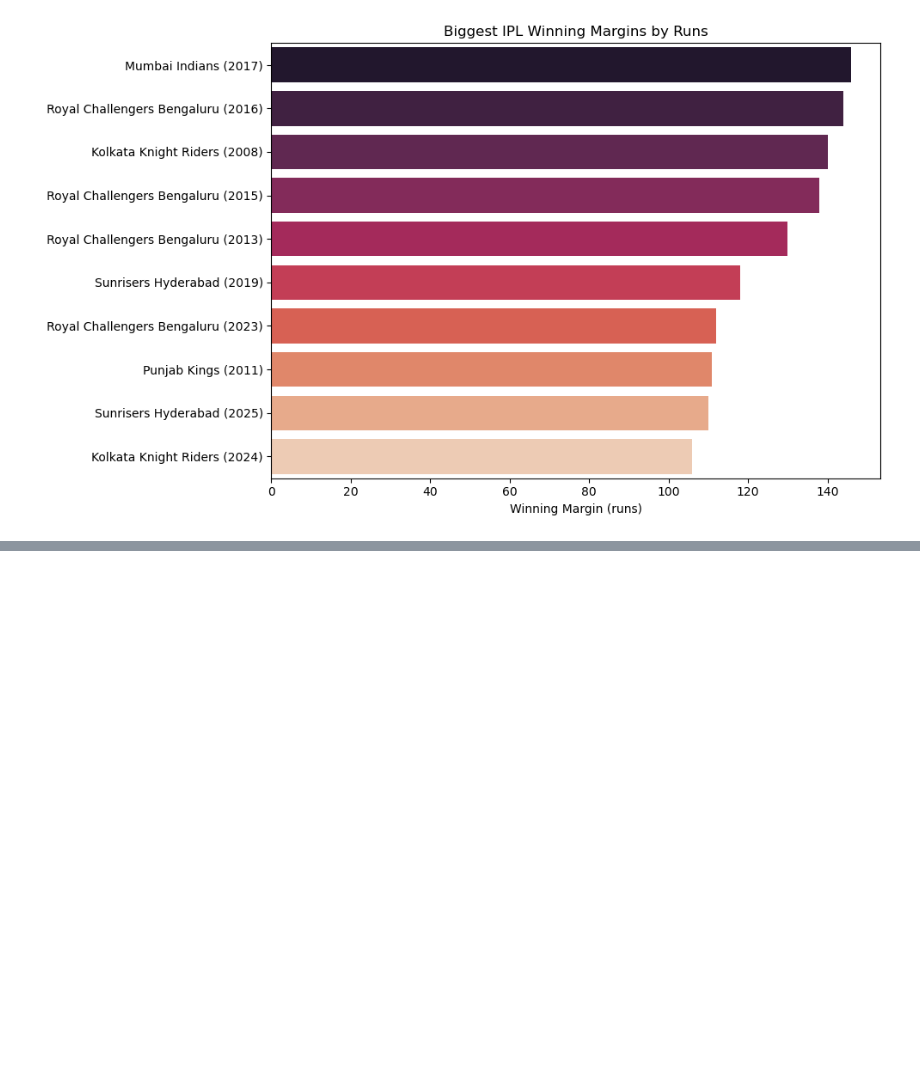
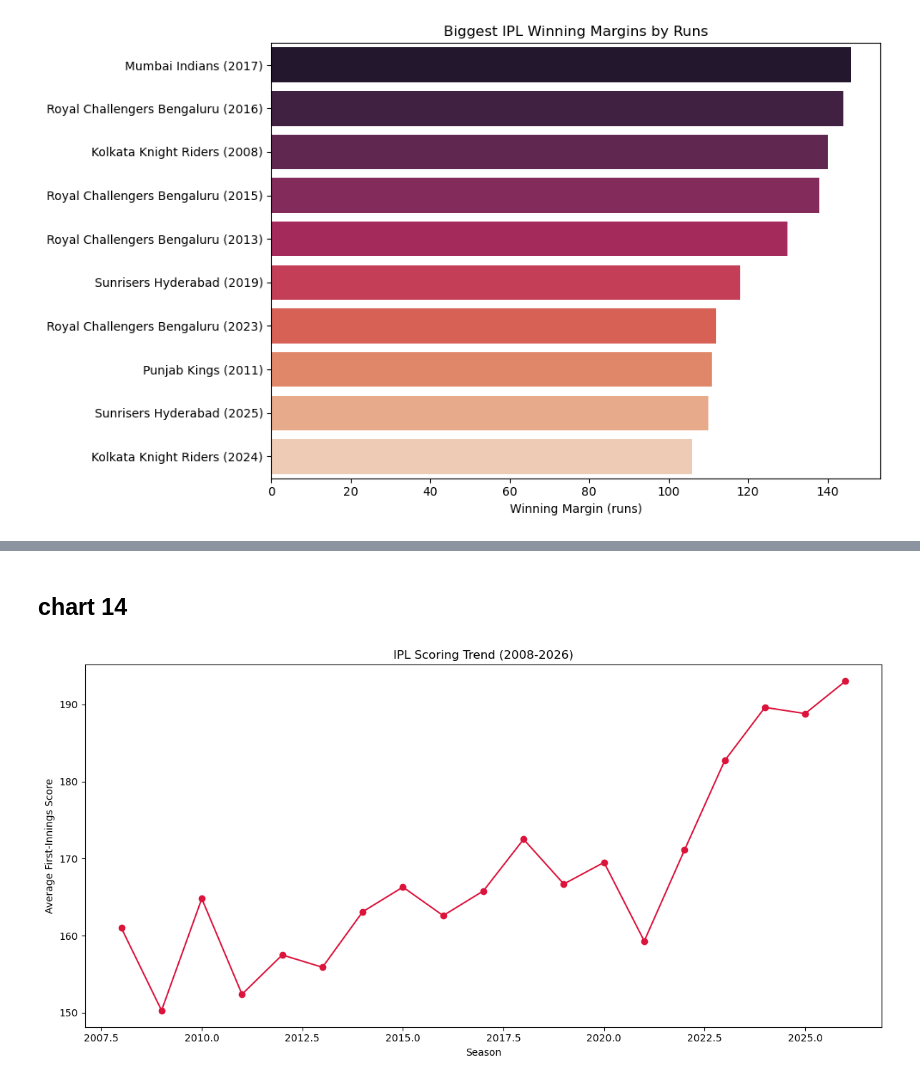
Before and after one commit to CodeByNehaB/Data-anaytics, a Jupyter notebook: Projects/IPL sales analaysis/chart.ipynb, the cells around one changed output, grey strips where cells are left out. Saved outputs shown, nothing was run; the diff lists cells and outputs as text; code cells hidden in the pictures; blank space fills up the shorter version.

```diff
--- a/Projects/IPL sales analaysis/chart.ipynb
+++ b/Projects/IPL sales analaysis/chart.ipynb
@@ -332,0 +378,25 @@ plot_biggest_runs_margins(biggest_runs)
+# %% [markdown]
+## chart 14
+# %%
+def plot_scoring_trend(by_season, save_path=None):
+    plt.figure(figsize=(12, 6))
+    plt.plot(by_season.index, by_season.values, marker='o', color='crimson')
+    plt.xlabel('Season')
+    plt.ylabel('Average First-Innings Score')
+    plt.title('IPL Scoring Trend (2008-2026)')
+    plt.tight_layout()
+    if save_path:
+        plt.savefig(save_path, dpi=150)
+    else:
+        plt.show()
+
+import importlib
+import analysis
+importlib.reload(analysis)
+from analysis import compute_scoring_trend
+
+by_season, corr, pval = compute_scoring_trend(df)
+
+plot_scoring_trend(by_season)
+# %% [output]
+[figure, added]
```
Also changed, not shown: parts of 13 cells of this notebook, 6 other files.
